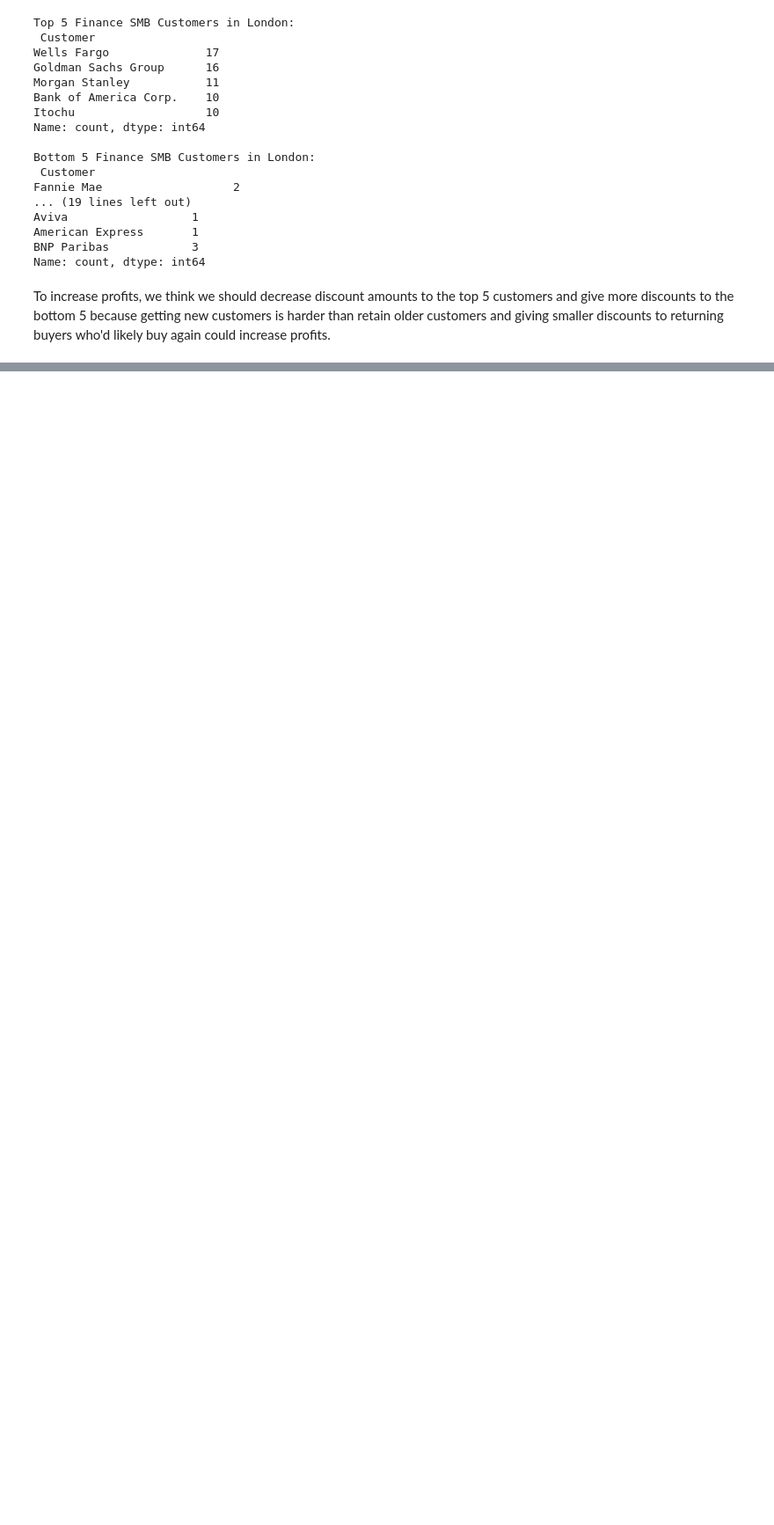
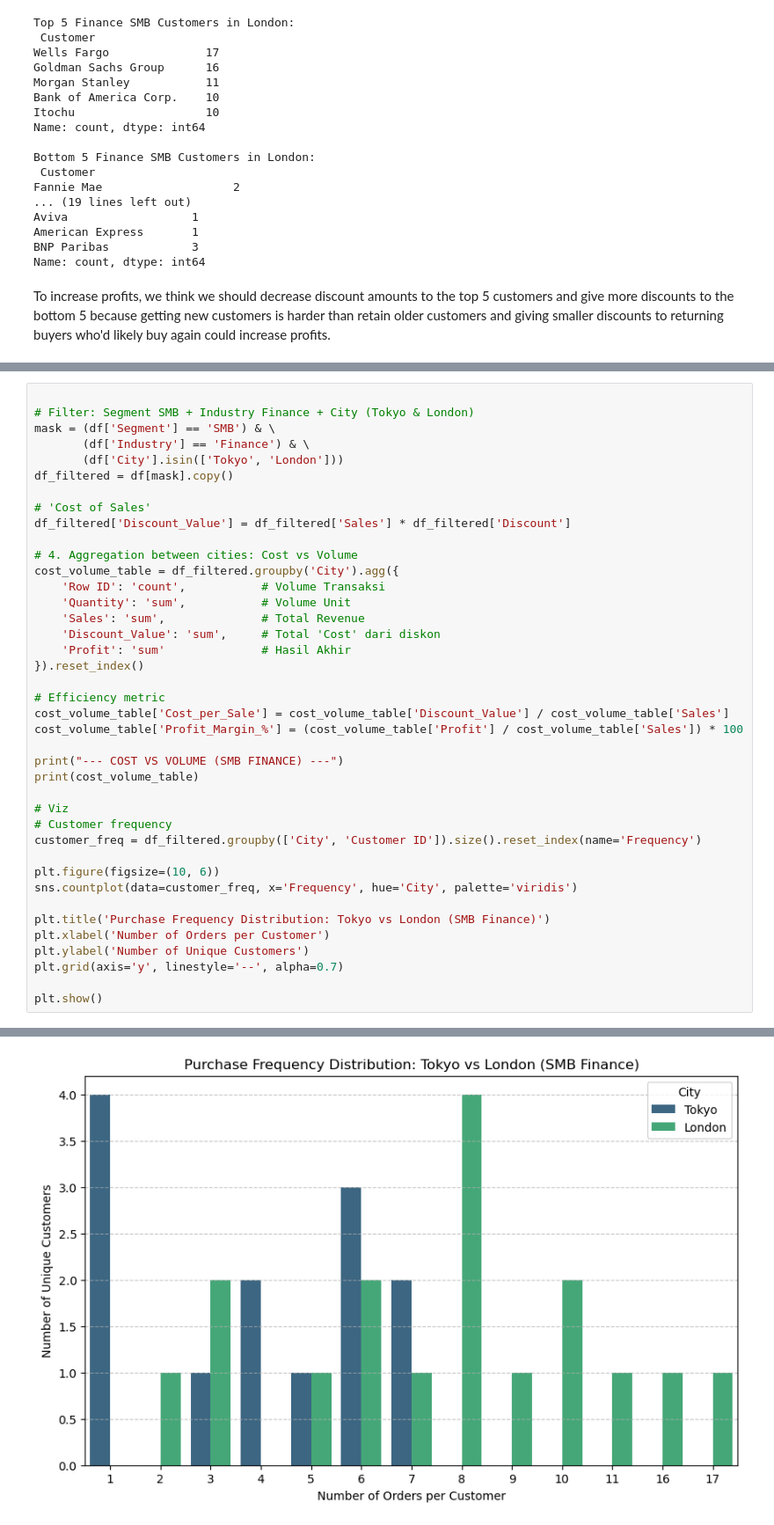
Before and after one commit to wiksahub/module-2-capstone-AWS-SaaS-Analysis-Fatah-Wiksa-Adristo, a Jupyter notebook: Capstone 2 Fatah Wiksa Adristo.ipynb, the cells around one changed output, grey strips where cells are left out. Shown at 88% size. Saved outputs shown, nothing was run; the diff lists cells and outputs as text; blank space fills up the shorter version.

```diff
--- a/Capstone 2 Fatah Wiksa Adristo.ipynb
+++ b/Capstone 2 Fatah Wiksa Adristo.ipynb
@@ -962,0 +965,41 @@ To increase profits, we think we should decrease discount amounts to the top 5 c
+# %%
+
+# Filter: Segment SMB + Industry Finance + City (Tokyo & London)
+mask = (df['Segment'] == 'SMB') & \
+       (df['Industry'] == 'Finance') & \
+       (df['City'].isin(['Tokyo', 'London']))
+df_filtered = df[mask].copy()
+
+# 'Cost of Sales'
+df_filtered['Discount_Value'] = df_filtered['Sales'] * df_filtered['Discount']
+
+# 4. Aggregation between cities: Cost vs Volume
+cost_volume_table = df_filtered.groupby('City').agg({
+    'Row ID': 'count',           # Volume Transaksi
+    'Quantity': 'sum',           # Volume Unit
+    'Sales': 'sum',              # Total Revenue
+    'Discount_Value': 'sum',     # Total 'Cost' dari diskon
+    'Profit': 'sum'              # Hasil Akhir
+}).reset_index()
+
+# Efficiency metric
+cost_volume_table['Cost_per_Sale'] = cost_volume_table['Discount_Value'] / cost_volume_table['Sales']
+cost_volume_table['Profit_Margin_%'] = (cost_volume_table['Profit'] / cost_volume_table['Sales']) * 100
+
+print("--- COST VS VOLUME (SMB FINANCE) ---")
+print(cost_volume_table)
+
+# Viz
+# Customer frequency
+customer_freq = df_filtered.groupby(['City', 'Customer ID']).size().reset_index(name='Frequency')
+
+plt.figure(figsize=(10, 6))
+sns.countplot(data=customer_freq, x='Frequency', hue='City', palette='viridis')
+
+plt.title('Purchase Frequency Distribution: Tokyo vs London (SMB Finance)')
+plt.xlabel('Number of Orders per Customer')
+plt.ylabel('Number of Unique Customers')
+plt.grid(axis='y', linestyle='--', alpha=0.7)
+
+plt.show()
+# %% [output]
@@ -962,0 +1012 @@ To increase profits, we think we should decrease discount amounts to the top 5 c
+[figure, added]
```
Also changed, not shown: parts of 7 cells of this notebook.
